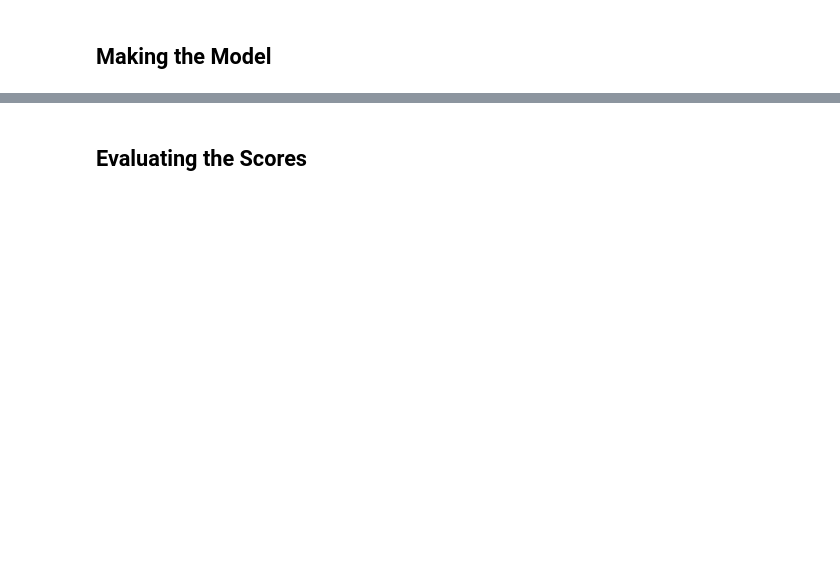
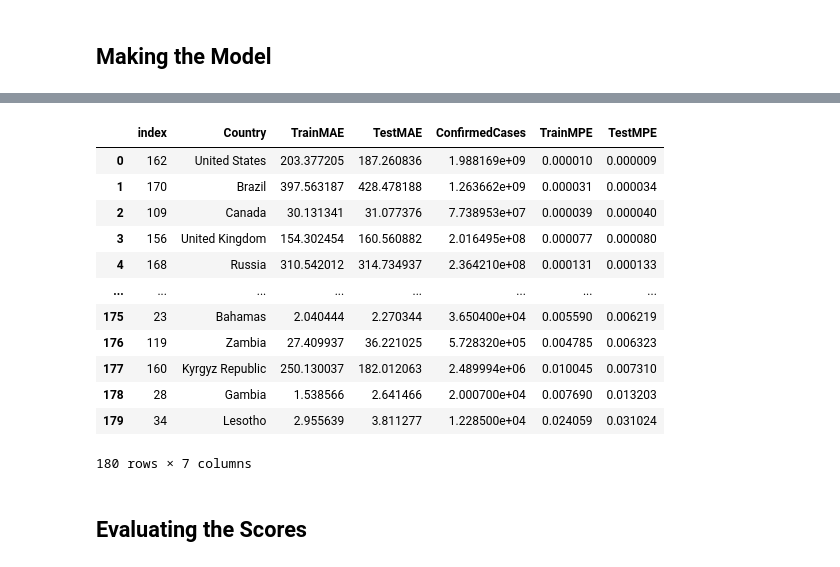
Before and after one commit to vanessa920/covid-xprize, a Jupyter notebook: covid_xprize/RyanModelCountryScores.ipynb, the cells around one changed output, grey strips where cells are left out. Drawn from its saved outputs; the diff is of its cells as text; code cells hidden in the pictures; blank space fills up the shorter version.

```diff
--- a/covid_xprize/RyanModelCountryScores.ipynb
+++ b/covid_xprize/RyanModelCountryScores.ipynb
@@ -197,0 +240,18 @@ scores_df
+# %%
+scores_df['TrainMPE'] = 100*scores_df['TrainMAE']/scores_df['ConfirmedCases']
+scores_df['TestMPE'] = 100*scores_df['TestMAE']/scores_df['ConfirmedCases']
+scores_df.sort_values(by='TestMPE').reset_index()
+# %% [output]
+|  | index | Country | TrainMAE | TestMAE | ConfirmedCases | TrainMPE | TestMPE |
+| 0 | 162 | United States | 203.377205 | 187.260836 | 1.988169e+09 | 0.000010 | 0.000009 |
+| 1 | 170 | Brazil | 397.563187 | 428.478188 | 1.263662e+09 | 0.000031 | 0.000034 |
+| 2 | 109 | Canada | 30.131341 | 31.077376 | 7.738953e+07 | 0.000039 | 0.000040 |
+| 3 | 156 | United Kingdom | 154.302454 | 160.560882 | 2.016495e+08 | 0.000077 | 0.000080 |
+| 4 | 168 | Russia | 310.542012 | 314.734937 | 2.364210e+08 | 0.000131 | 0.000133 |
+| ... | ... | ... | ... | ... | ... | ... | ... |
+| 175 | 23 | Bahamas | 2.040444 | 2.270344 | 3.650400e+04 | 0.005590 | 0.006219 |
+| 176 | 119 | Zambia | 27.409937 | 36.221025 | 5.728320e+05 | 0.004785 | 0.006323 |
+| 177 | 160 | Kyrgyz Republic | 250.130037 | 182.012063 | 2.489994e+06 | 0.010045 | 0.007310 |
+| 178 | 28 | Gambia | 1.538566 | 2.641466 | 2.000700e+04 | 0.007690 | 0.013203 |
+| 179 | 34 | Lesotho | 2.955639 | 3.811277 | 1.228500e+04 | 0.024059 | 0.031024 |
+180 rows × 7 columns
```
Also changed, not shown: parts of 10 cells of this notebook, 14 other files.
